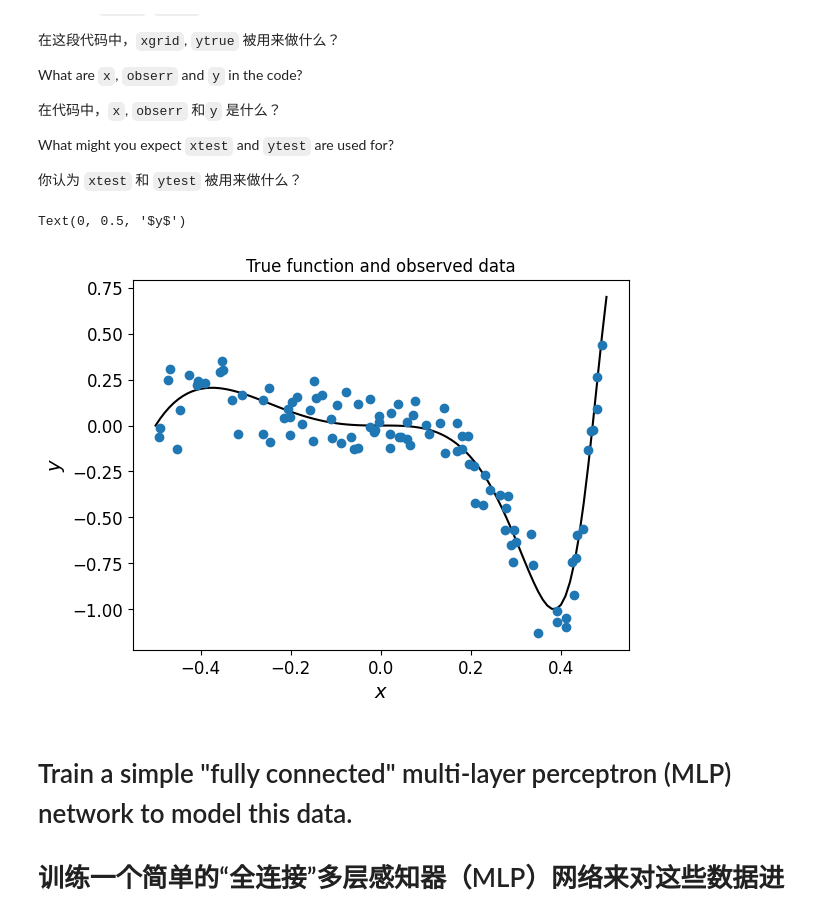
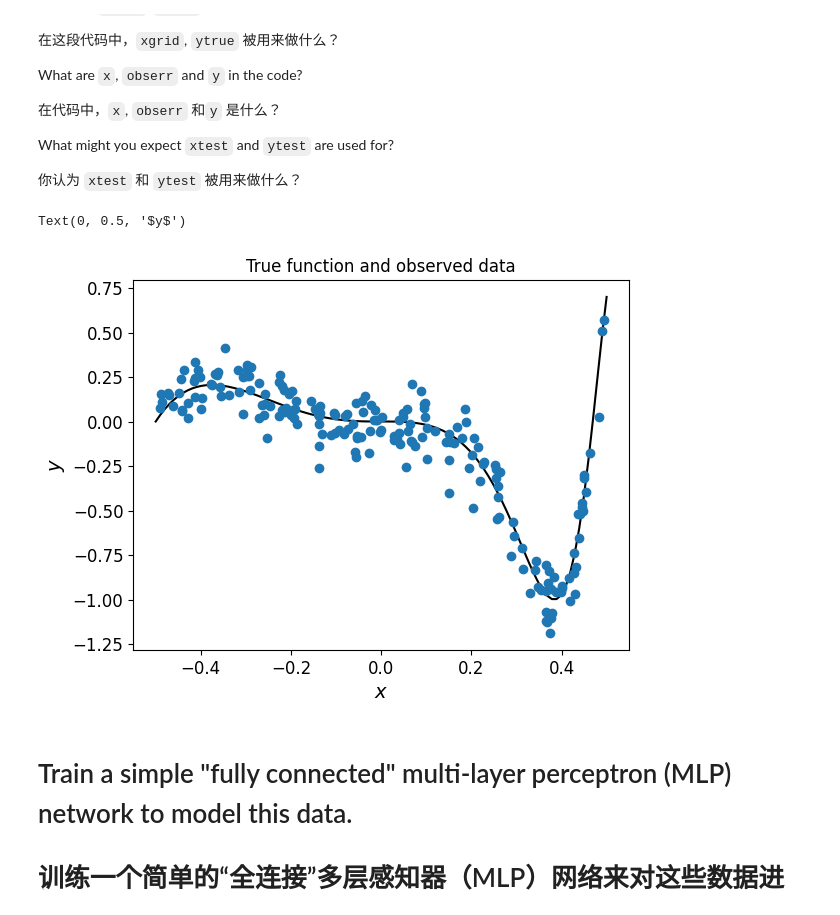
Before and after one commit to nmf0920/DeepLearningLab, a Jupyter notebook: Lab2_Deep_Learning_MSc.ipynb, the cells around one changed output. Saved outputs shown, nothing was run; the diff lists cells and outputs as text; code cells hidden in the pictures.

```diff
--- a/Lab2_Deep_Learning_MSc.ipynb
+++ b/Lab2_Deep_Learning_MSc.ipynb
@@ -102,36 +102,38 @@ ytrue = testfunc(xgrid) # clean data from underlying function (not available for
 #ytrue就是xgrid对应点上的函数值
 
 # now create some training data
 # 现在创建一些训练数据
-N = 100         # number of noisy training observations made #噪声训练观察值的数量
-noiseSigma = 0.1   # standard deviation of noise #噪声的标准差
+# N = 100         # number of noisy training observations made #噪声训练观察值的数量
+N=200
+noiseSigma = 0.1  # standard deviation of noise #噪声的标准差
+#noiseSigma = 0.01
 noiseMean = 0.0    # mean of noise #噪声的均值
 
 # 生成N个在-0.5到0.5之间均匀分布的随机样本点
 #创建1个与给定形状（Nx1）相同的新张量，其中每个元素都是[0,1)区间内的均匀分布中的数
 #然后从生成的随机数张量中对每个元素-0.5来将随机数转换到[-0.5,0.5)区间
 x = torch.rand_like(torch.ones(N,1))-0.5
 #生成N个高斯噪声样本（同样是一个Nx1的随机数张量，并对元素乘以标准差并加上均值
 obserr = torch.randn(N,1)*noiseSigma + noiseMean
 #生成带有噪声的训练数据点y值
 y = testfunc(x)+obserr
 
 #创建测试数据集，用于验证模型（基本相同的代码，只不过更换了随机生成的x值，作为测试样本
 #xtest,ytest与训练数据及类似，但用于模型验证而非训练
 xtest  = torch.rand_like(torch.ones(N,1))-0.5
 obserr = torch.randn(N,1)*noiseSigma + noiseMean
 ytest  = testfunc(xtest)+obserr
 
 #绘制真实函数和观测数据（绘制真实函数的图像和观测到的带噪声的数据点
 fig = plt.figure()
 plt.plot(xgrid, ytrue,'-k')#绘制真实函数的图像
 plt.plot(x,y,'o')#绘制观测到的数据点
 plt.title('True function and observed data')
 plt.xlabel('$x$')
 plt.ylabel('$y$')
 # %% [output]
 Text(0, 0.5, '$y$')
-[figure, old version]
+[figure, new version]
 # %% [markdown]
 # Train a simple "fully connected" multi-layer perceptron (MLP) network to model this data.
 
```
Also changed, not shown: parts of 7 cells of this notebook.
